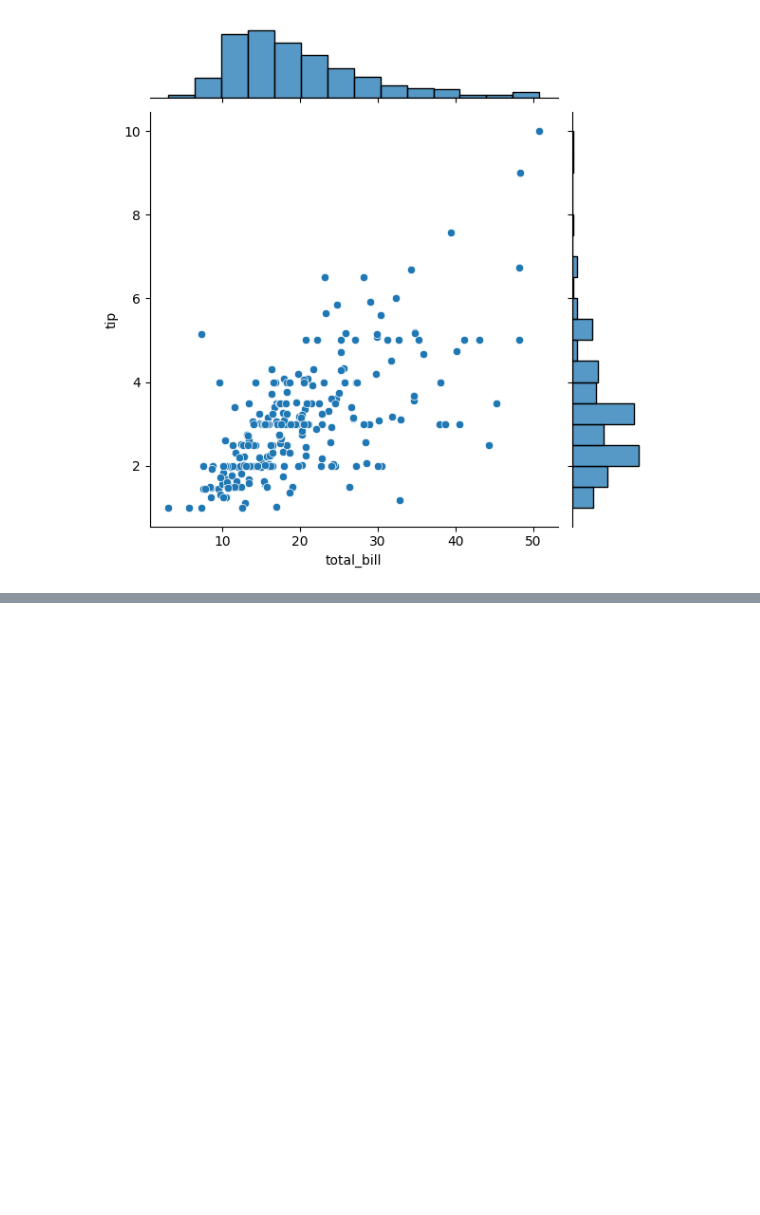
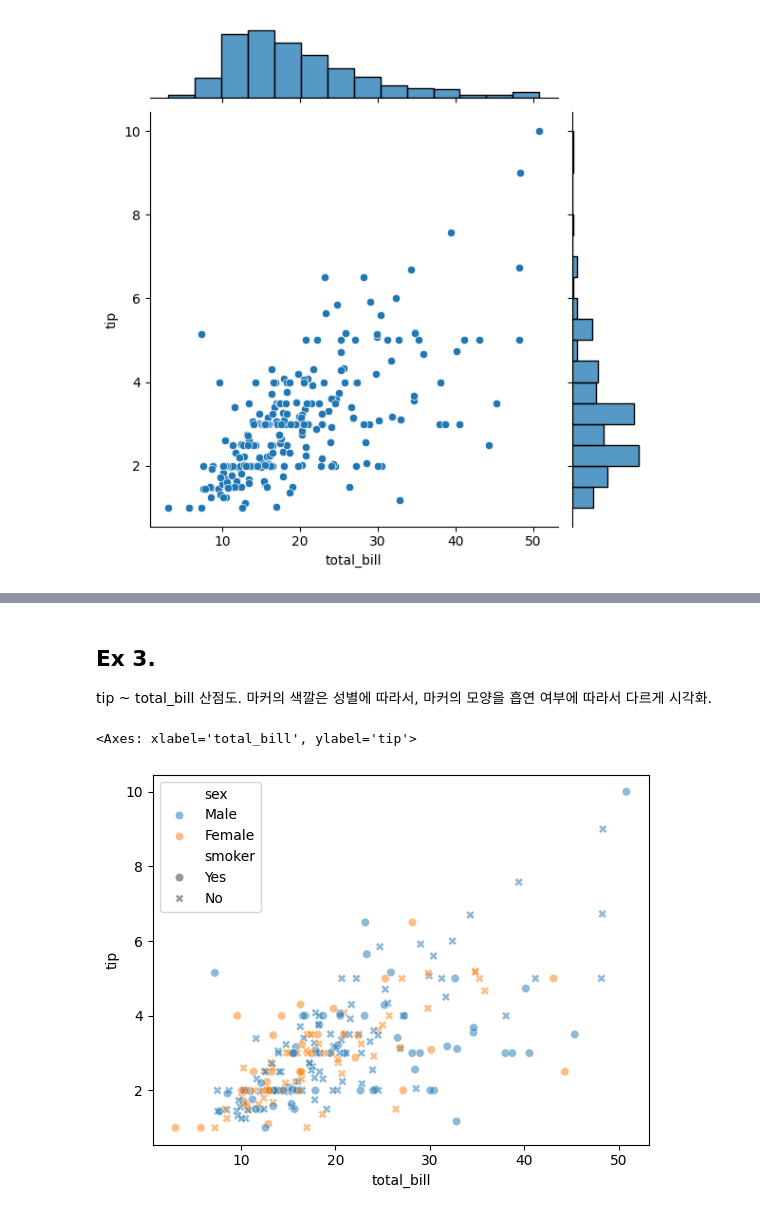
Before and after one commit to Sjleerodls/Data_Analysis, a Jupyter notebook: lab_da/da05_seaborn.ipynb, the cells around one changed output, grey strips where cells are left out. Cells and saved outputs as stored; diff of their text form; code cells hidden in the pictures; blank space fills up the shorter version.

```diff
--- a/lab_da/da05_seaborn.ipynb
+++ b/lab_da/da05_seaborn.ipynb
@@ -471,0 +488,8 @@ plt.show()
+# %% [markdown]
+## Ex 3.
+tip ~ total_bill 산점도. 마커의 색깔은 성별에 따라서, 마커의 모양을 흡연 여부에 따라서 다르게 시각화.
+# %%
+sns.scatterplot(data=tips, x='total_bill', y='tip', hue='sex', style='smoker', alpha=0.5)
+# %% [output]
+<Axes: xlabel='total_bill', ylabel='tip'>
+[figure, added]
```
Also changed, not shown: parts of 4 cells of this notebook.
